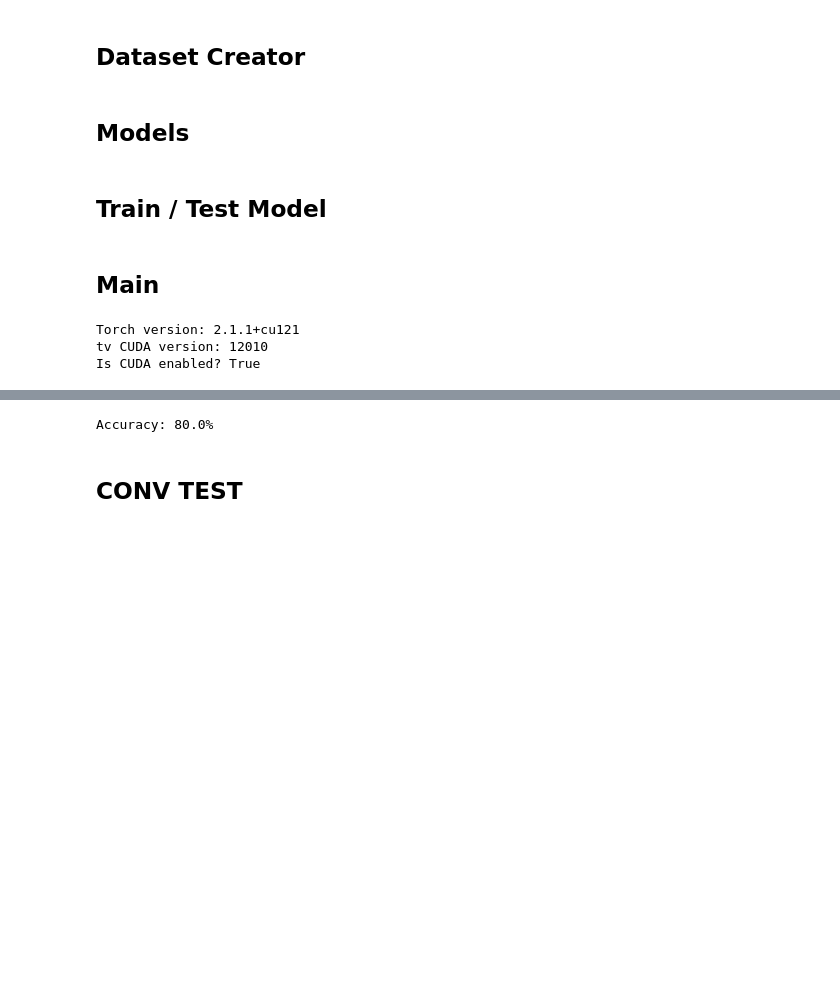
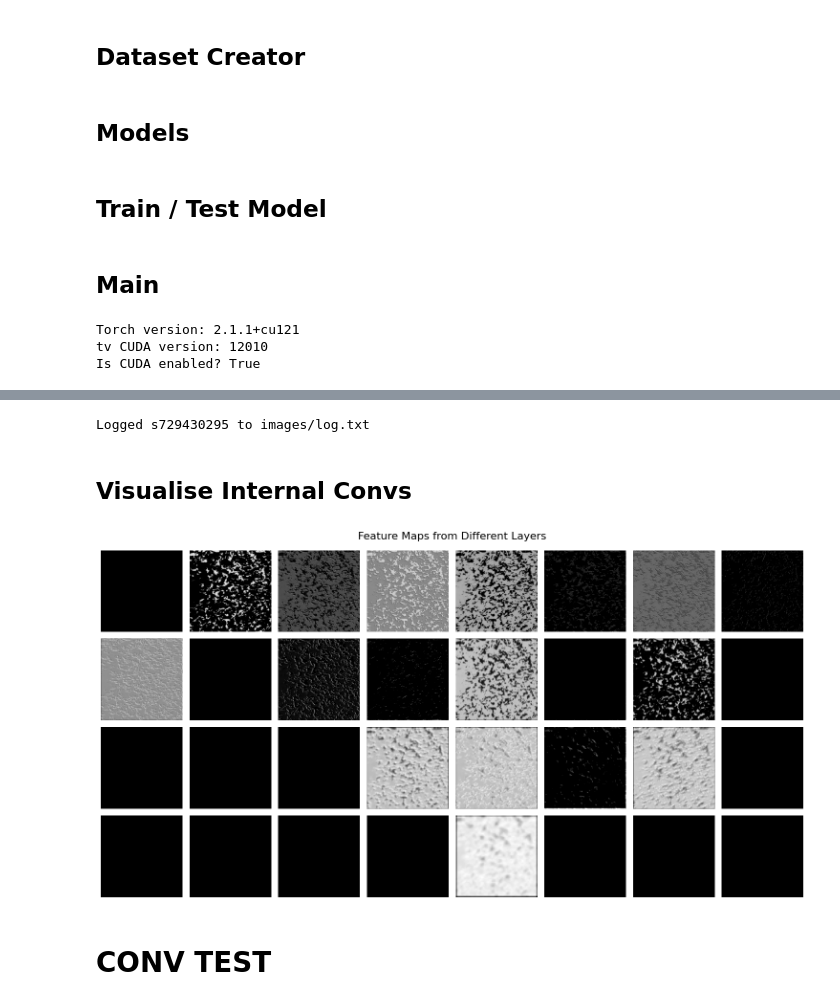
Before and after one commit to hardenedcotton/MFBC, a Jupyter notebook: Main.ipynb, the cells around one changed output, grey strips where cells are left out. Saved outputs shown, nothing was run; the diff lists cells and outputs as text; code cells hidden in the pictures; blank space fills up the shorter version.

```diff
--- a/Main.ipynb
+++ b/Main.ipynb
@@ -74,7 +61,7 @@ functions = [
         lambda x: 1 / (1 + exp(-x)),
     ]
 # %%
-def conv(img, kernel, resize=0):
+def convolution(img, kernel, resize=0):
     if resize:
         img.thumbnail((resize, resize), im.BILINEAR)
     # print(f'Resized to: {img.size[0]}x{img.size[1]}')
@@ -287,21 +392,25 @@ Torch version: 2.1.1+cu121
 tv CUDA version: 12010
 Is CUDA enabled? True
 # %%
+image_dir = 'images'
+get_class_counts(image_dir)
+data_count = 3
+batch_size = 64
+seed = None
+
 transform = transforms.Compose([
     transforms.Resize((512, 512)),
     transforms.ToTensor(),
     transforms.Normalize(mean=[0.485, 0.456, 0.406], std=[0.229, 0.224, 0.225])
 ])
 
-image_dir = 'images'
-data_count = 100
-seed = 156
-dataset = CustomImageDataset(image_dir=image_dir,
-                             data_count=data_count,
-                             do_convolution=True,
-                             resize=256,
-                             seed=seed,
-                             transform=transform)
+dataset = EntropyImageDataset(image_dir=image_dir,
+                              data_count=data_count,
+                              do_entropy=True,
+                              # do_convolution=True,
+                              resize=512,
+                              seed=seed,
+                              transform=transform)
 
 
 train_size = int(0.8 * len(dataset))
@@ -309,14 +418,12 @@ test_size = len(dataset) - train_size
 
 print(f'Train size: {train_size} \nTest size: {test_size}')
 
+train_dataset, test_dataset = random_split(
+    dataset, [train_size, test_size], generator=torch.Generator().manual_seed(dataset.seed))
 
-train_dataset, test_dataset = random_split(
-    dataset, [train_size, test_size], generator=torch.Generator().manual_seed(seed))
-
-train_loader = DataLoader(train_dataset, batch_size=train_size, shuffle=True)
+train_loader = DataLoader(train_dataset, batch_size=batch_size, shuffle=True)
 test_loader = DataLoader(test_dataset, batch_size=test_size, shuffle=False)
 
-# model = SimpleCNN().to('cuda')
 model = CNNModel(num_classes=4).to('cuda')
 criterion = nn.CrossEntropyLoss()
 optimizer = optim.Adam(model.parameters(), lr=0.001)
@@ -331,3 +439,5 @@ Test size: 20
 # %%
 torch.cuda.empty_cache()
-train_model(model, train_loader, criterion, optimizer, num_epochs=50)
+num_epochs = 50
+t = train_model(model, train_loader, criterion, optimizer, num_epochs=num_epochs)
+result = test_model(model, test_loader)
@@ -352,9 +444,18 @@ Process took 4m 47.44s
-# %%
-test_model(model, test_loader)
-# %% [output]
-Accuracy: 80.0%
+# %%
+result_logger(result,t,num_epochs,batch_size,dataset.save_location)
+# %% [output]
+Logged s729430295 to images/log.txt
+# %% [markdown]
+## Visualise Internal Convs
+# %%
+image, _ = dataset[0]  # Getting an image from the dataset
+image = image.unsqueeze(0).to('cuda')
+output, feature_maps = model(image, return_feature_maps=True)
+visualize_feature_maps(feature_maps)
+# %% [output]
+[figure, added]
 # %% [markdown]
-## CONV TEST
+# CONV TEST
 # %%
 img = im.open('images\IMG_6704.JPEG')
 # %%
```
Also changed, not shown: parts of 18 cells of this notebook, 1 other file.
